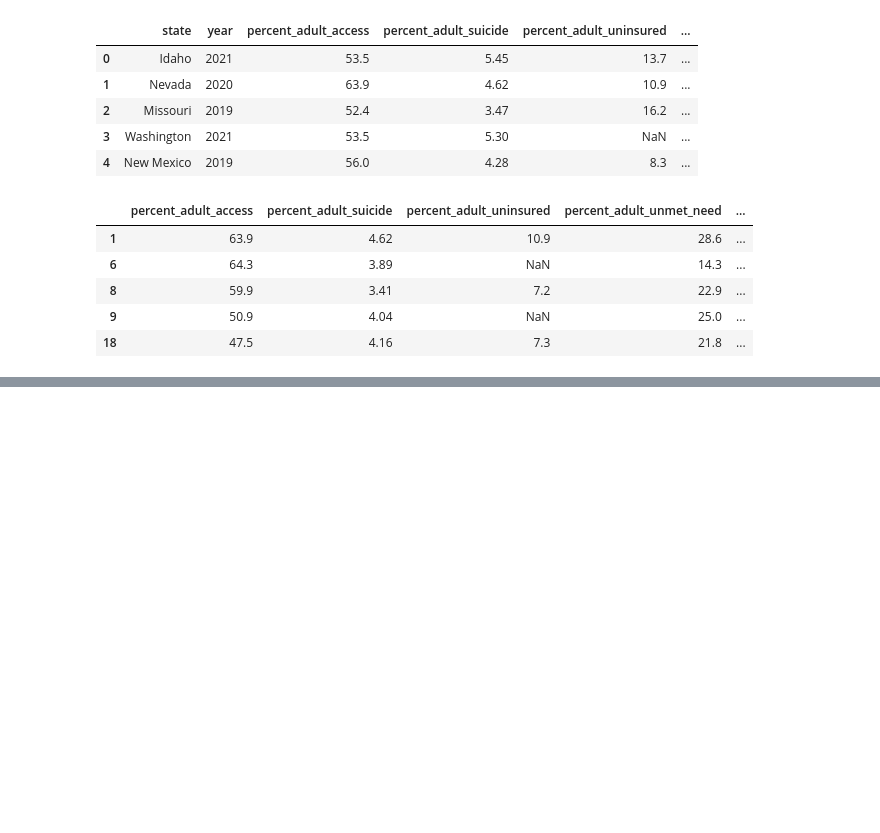
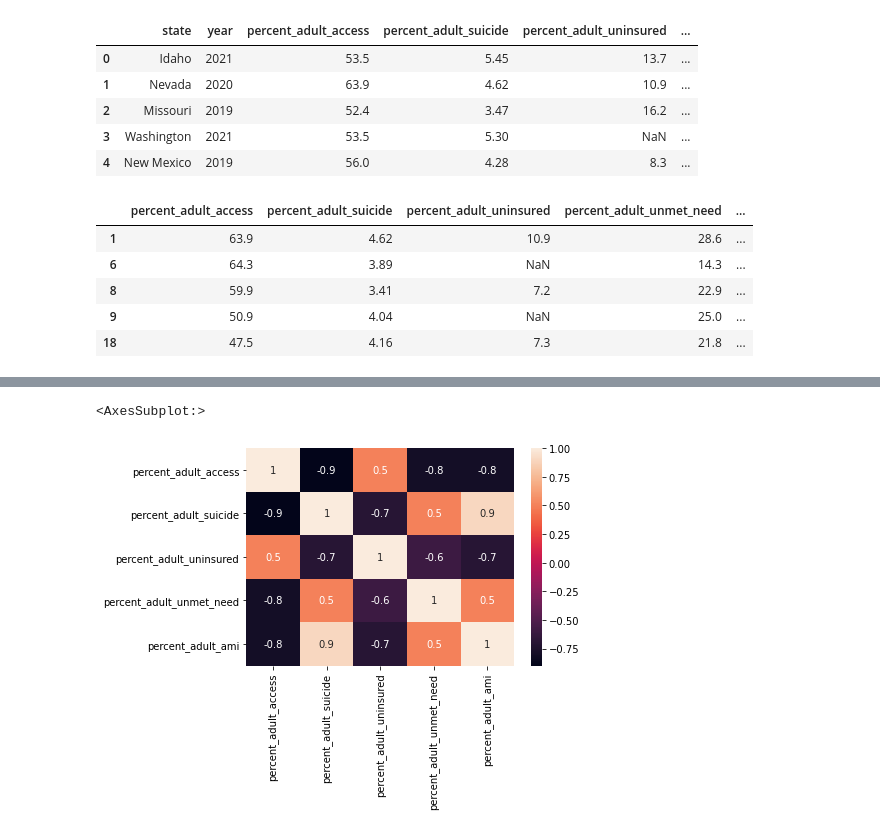
Before and after one commit to NoahToomeyBC/project-vu, a Jupyter notebook: dataexploration/datacoonnect/dataconn.ipynb, the cells around one changed output, grey strips where cells are left out. Saved outputs shown, nothing was run; the diff lists cells and outputs as text; code cells hidden in the pictures; blank space fills up the shorter version.

```diff
--- a/dataexploration/datacoonnect/dataconn.ipynb
+++ b/dataexploration/datacoonnect/dataconn.ipynb
@@ -172,0 +194,4 @@ adult_precent_cov
+# %%
+adult_precent_corr=pd.DataFrame(np.corrcoef(adult_precent_2020.T))
+adult_precent_corr.columns=["percent_adult_access",	"percent_adult_suicide",	"percent_adult_uninsured",	"percent_adult_unmet_need",	"percent_adult_ami"]
+adult_precent_corr.index=["percent_adult_access",	"percent_adult_suicide",	"percent_adult_uninsured",	"percent_adult_unmet_need",	"percent_adult_ami"]
@@ -172,0 +207,5 @@ adult_precent_cov
+# %%
+sns.heatmap(adult_precent_corr.corr().round(1), annot=True)
+# %% [output]
+<AxesSubplot:>
+[figure, added]
```
Also changed, not shown: parts of 13 cells of this notebook, 1 other file.
